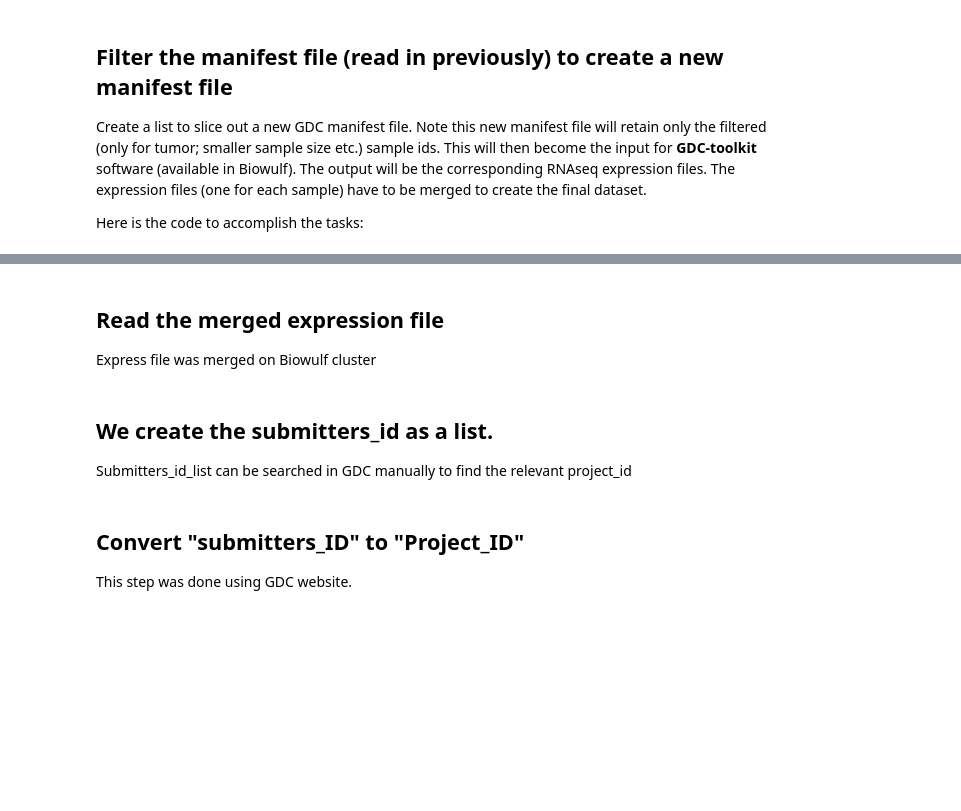
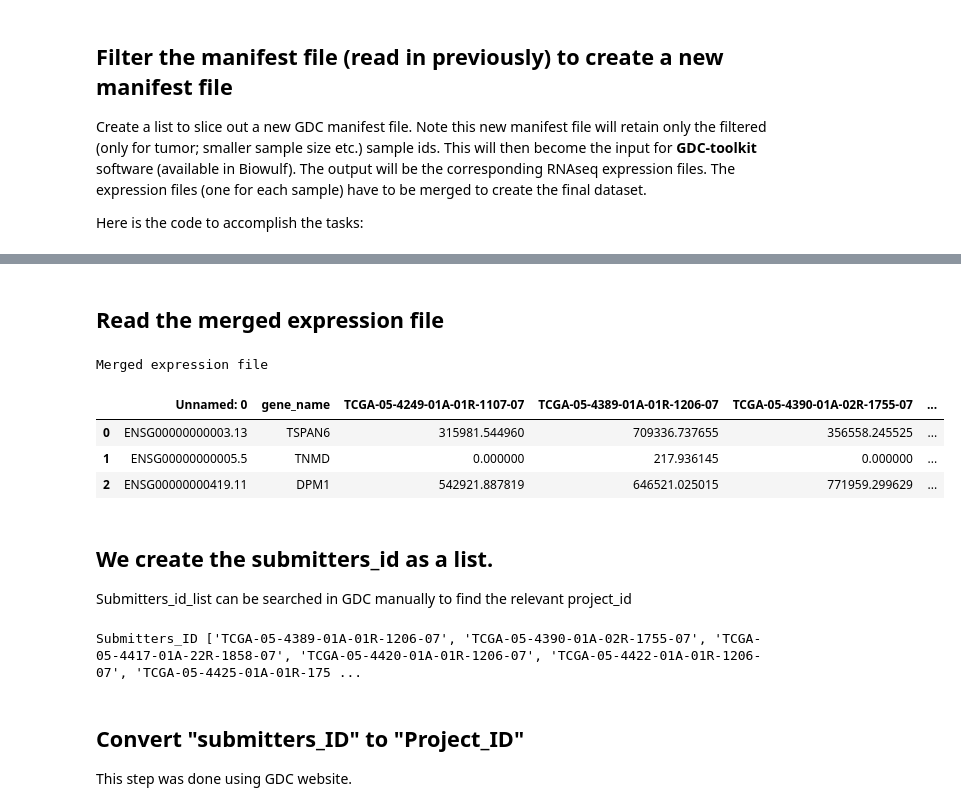
Before and after one commit to ravichas/ML-TC1, a Jupyter notebook: TC1-dataprep.ipynb, the cells around one changed output, grey strips where cells are left out. Saved outputs shown, nothing was run; the diff lists cells and outputs as text; code cells hidden in the pictures; blank space fills up the shorter version.

```diff
--- a/TC1-dataprep.ipynb
+++ b/TC1-dataprep.ipynb
@@ -196,10 +283,15 @@ Bring the merged dataframe, **Merged_FPKM-UQ-50.tsv** and continue the analysis/
 # %% [markdown]
 ## Read the merged expression file
-Express file was merged on Biowulf cluster
 # %%
-df_FPKM_UQ = pd.read_csv("Data/Merged_FPKM-UQ-50.tsv", low_memory=False, sep="\t")
+df_FPKM_UQ = pd.read_csv("Data/Merged_FPKM-UQ-50_3stypes.tsv", low_memory=False, sep="\t")
 print("Merged expression file")
 df_FPKM_UQ.iloc[0:3, 0:6]
+# %% [output]
+Merged expression file
+|  | Unnamed: 0 | gene_name | TCGA-05-4249-01A-01R-1107-07 | TCGA-05-4389-01A-01R-1206-07 | TCGA-05-4390-01A-02R-1755-07 | ... |
+| 0 | ENSG00000000003.13 | TSPAN6 | 315981.544960 | 709336.737655 | 356558.245525 | ... |
+| 1 | ENSG00000000005.5 | TNMD | 0.000000 | 217.936145 | 0.000000 | ... |
+| 2 | ENSG00000000419.11 | DPM1 | 542921.887819 | 646521.025015 | 771959.299629 | ... |
 # %% [markdown]
 ## We create the submitters_id as a list.
 
@@ -208,14 +300,16 @@ Submitters_id_list can be searched in GDC manually to find the relevant project_
 cols = df_FPKM_UQ.columns[2:].values.tolist()
 len(cols)
 print("Submitters_ID", cols[1:10])
+
 # DONT UNCOMMENT THE FOLLOWING LINES
 # DONT DELETE THIS IS USED TO WRITE OUT THE FILE, submitters_id_list.txt
 # cols
 # type(cols)
-
 # with open('Data/submitters_id_list_50.txt', 'w') as f:
 #     for item in cols:
 #         f.write("%s\n" % item)
+# %% [output]
+Submitters_ID ['TCGA-05-4389-01A-01R-1206-07', 'TCGA-05-4390-01A-02R-1755-07', 'TCGA-05-4417-01A-22R-1858-07', 'TCGA-05-4420-01A-01R-1206-07', 'TCGA-05-4422-01A-01R-1206-07', 'TCGA-05-4425-01A-01R-175 ...
 # %% [markdown]
 ## Convert "submitters_ID" to "Project_ID"
 This step was done using GDC website.
```
Also changed, not shown: parts of 31 cells of this notebook, 8 other files.
